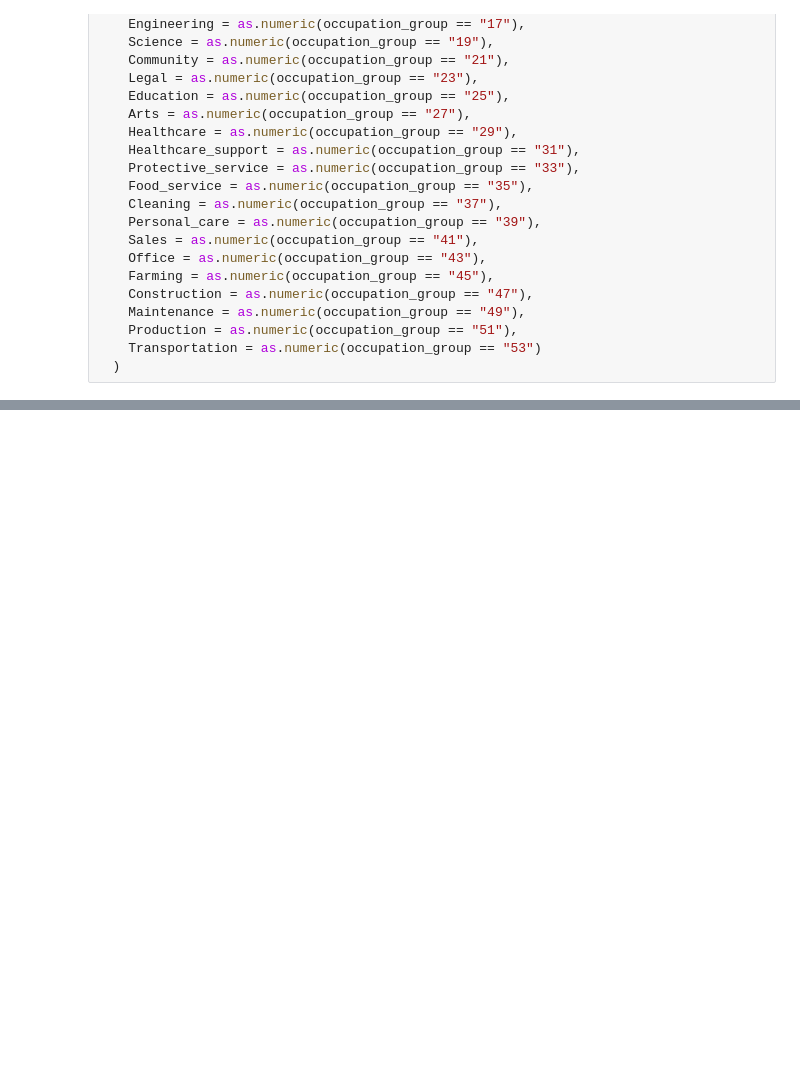
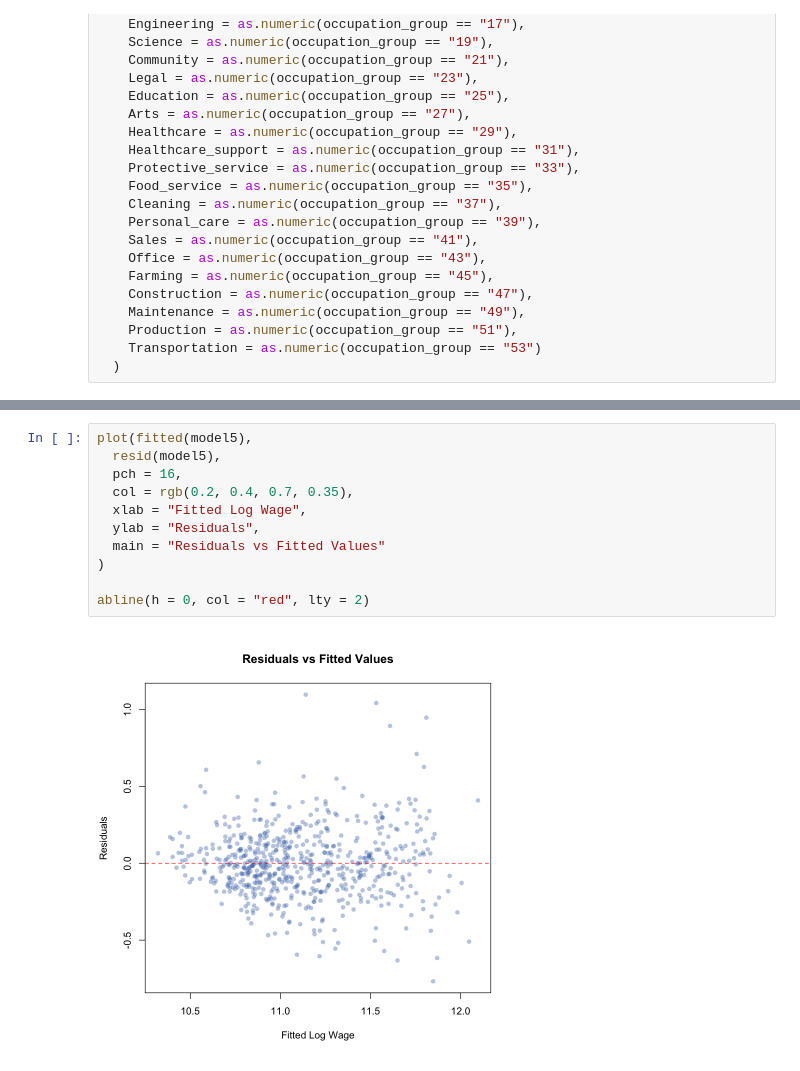
Before and after one commit to hannahgtsui/Project-Econ-326, a Jupyter notebook: Econ 326 Project.ipynb, the cells around one changed output, grey strips where cells are left out. Saved outputs shown, nothing was run; the diff lists cells and outputs as text; blank space fills up the shorter version.

```diff
--- a/Econ 326 Project.ipynb
+++ b/Econ 326 Project.ipynb
@@ -1120,0 +692,13 @@ print(extension_display, row.names = FALSE)
+# %%
+plot(fitted(model5),
+  resid(model5),
+  pch = 16,
+  col = rgb(0.2, 0.4, 0.7, 0.35),
+  xlab = "Fitted Log Wage",
+  ylab = "Residuals",
+  main = "Residuals vs Fitted Values"
+)
+
+abline(h = 0, col = "red", lty = 2)
+# %% [output]
+[figure, added]
```
Also changed, not shown: parts of 84 cells of this notebook.
